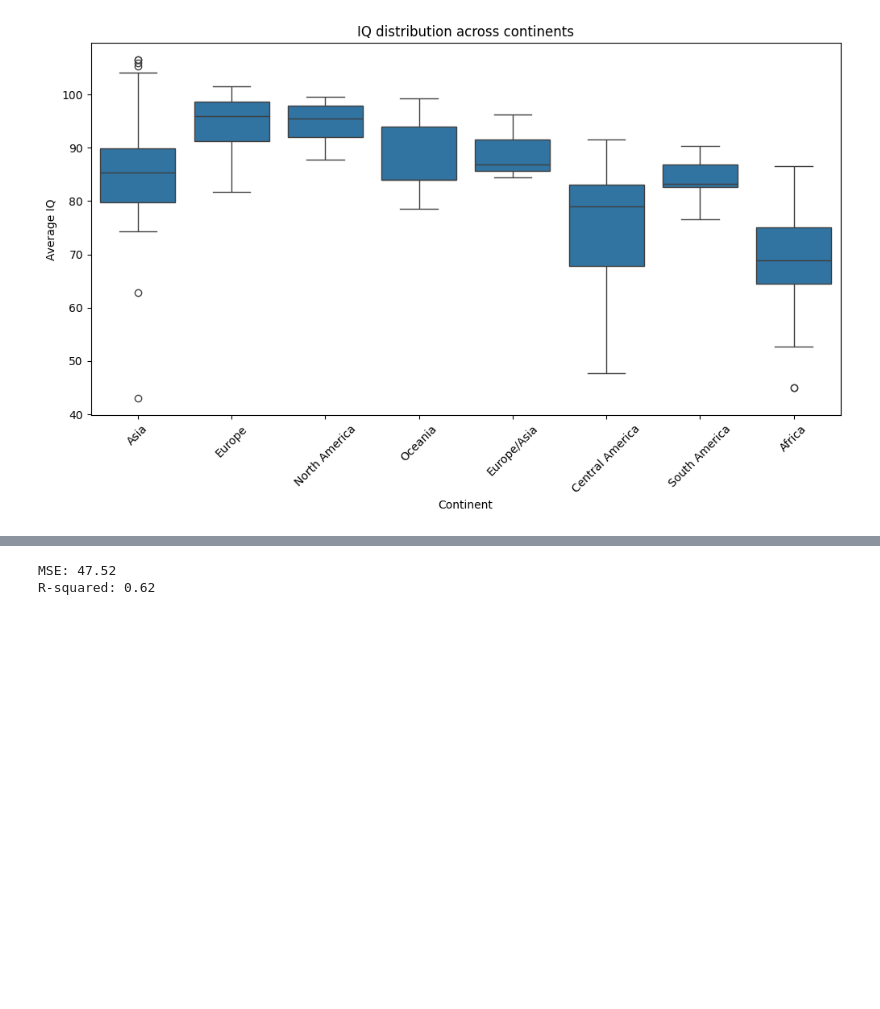
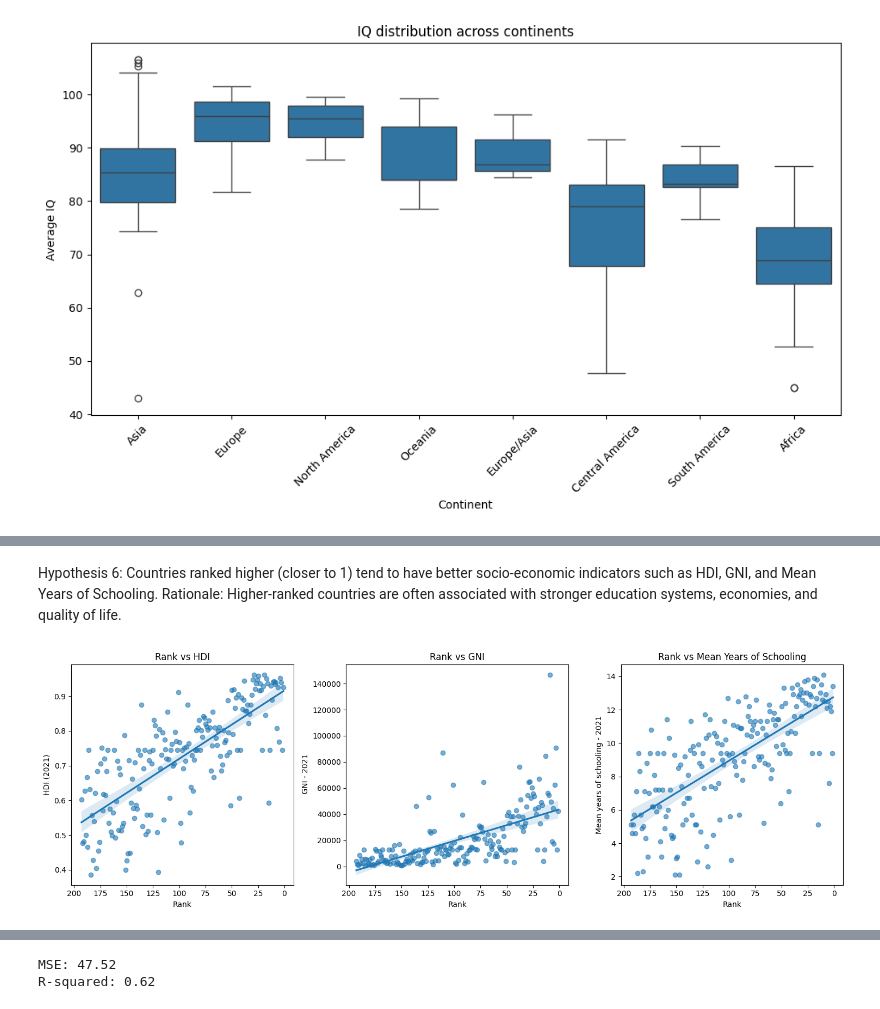
Before and after one commit to Galyna-S/capstone_project, a Jupyter notebook: project2.ipynb, the cells around one changed output, grey strips where cells are left out. Saved outputs shown, nothing was run; the diff lists cells and outputs as text; code cells hidden in the pictures; blank space fills up the shorter version.

```diff
--- a/project2.ipynb
+++ b/project2.ipynb
@@ -186,0 +238,29 @@ plt.show()
+# %% [markdown]
+Hypothesis 6: Countries ranked higher (closer to 1) tend to have better socio-economic indicators such as HDI, GNI, and Mean Years of Schooling.
+Rationale: Higher-ranked countries are often associated with stronger education systems, economies, and quality of life.
+# %%
+#check hypothesis
+plt.figure(figsize=(15, 5))
+
+# Rank vs HDI
+plt.subplot(1, 3, 1)
+sns.regplot(x='Rank', y='HDI (2021)', data=df, scatter_kws={'alpha':0.6})
+plt.gca().invert_xaxis()  # Invert Rank for better intuition
+plt.title('Rank vs HDI')
+
+# Rank vs GNI
+plt.subplot(1, 3, 2)
+sns.regplot(x='Rank', y=' GNI - 2021', data=df, scatter_kws={'alpha':0.6})
+plt.gca().invert_xaxis()
+plt.title('Rank vs GNI')
+
+# Rank vs Mean Years of Schooling
+plt.subplot(1, 3, 3)
+sns.regplot(x='Rank', y='Mean years of schooling - 2021', data=df, scatter_kws={'alpha':0.6})
+plt.gca().invert_xaxis()
+plt.title('Rank vs Mean Years of Schooling')
+
+plt.tight_layout()
+plt.show()
+# %% [output]
+[figure, added]
```
Also changed, not shown: parts of 16 cells of this notebook.
